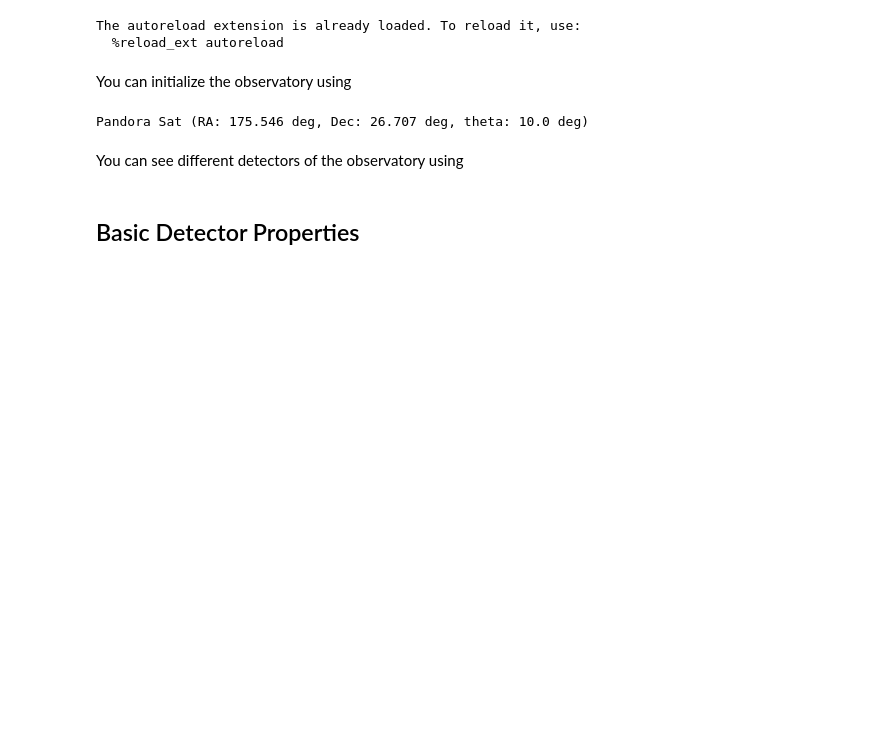
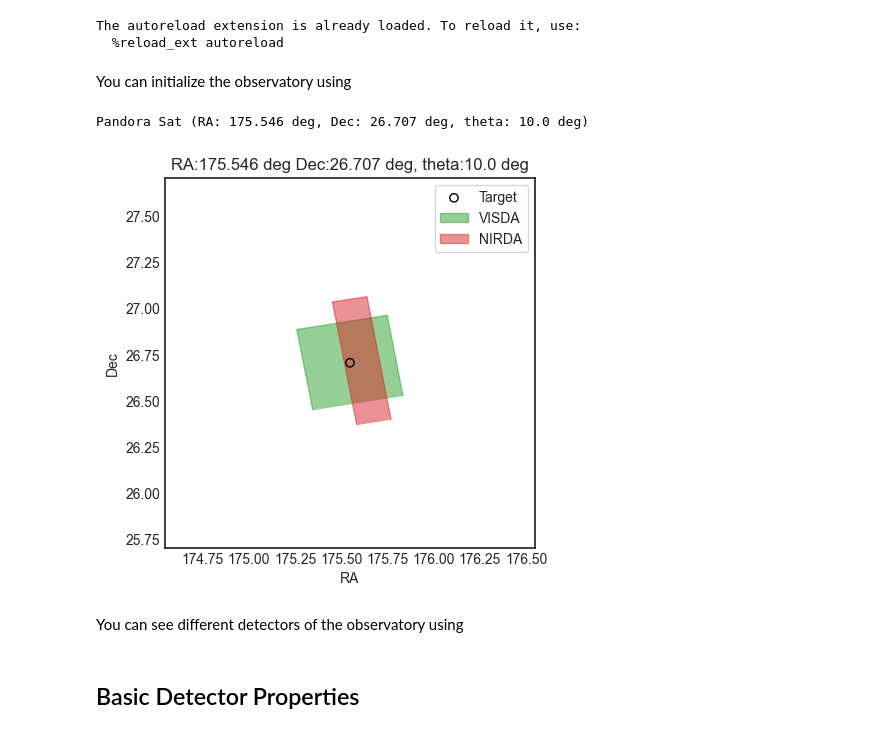
Before and after one commit to PandoraMission/pandora-sim, a Jupyter notebook: docs/intro-to-pandorasat.ipynb, the cells around one changed output. Drawn from its saved outputs; the diff is of its cells as text; code cells hidden in the pictures; blank space fills up the shorter version.

```diff
--- a/docs/intro-to-pandorasat.ipynb
+++ b/docs/intro-to-pandorasat.ipynb
@@ -25,6 +25,10 @@ p = ps.PandoraSat(ra=c.ra, dec=c.dec, theta=10*u.deg)
 p
 # %% [output]
 Pandora Sat (RA: 175.546 deg, Dec: 26.707 deg, theta: 10.0 deg)
+# %%
+fig = p.footprint_plot();
+# %% [output]
+[figure, added]
 # %% [markdown]
 You can see different detectors of the observatory using
 # %%
```
Also changed, not shown: 18 other files.
